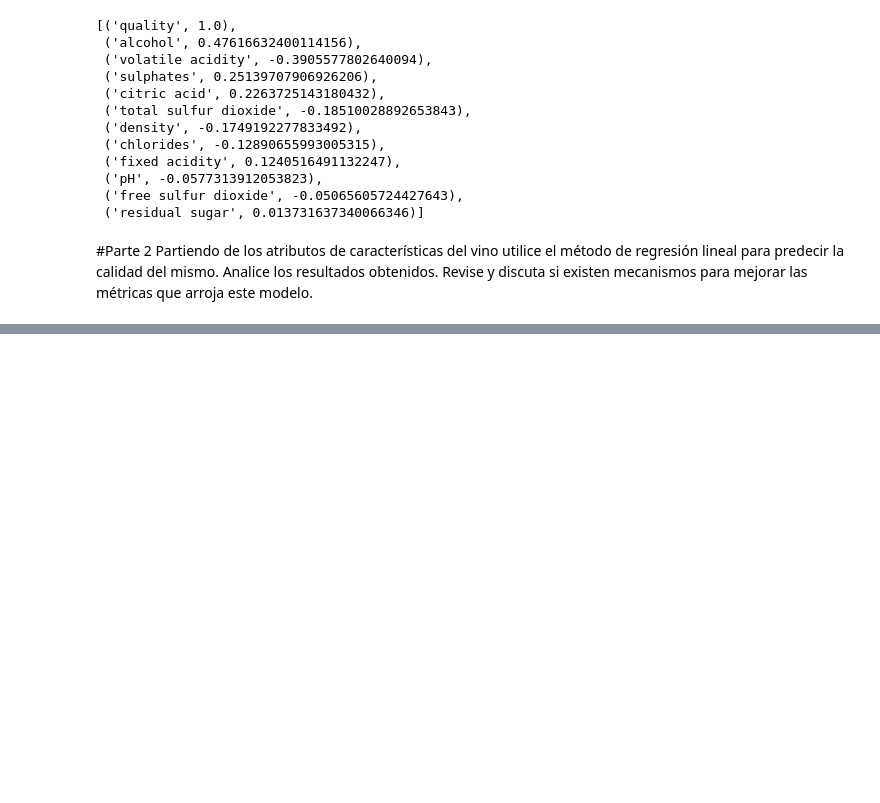
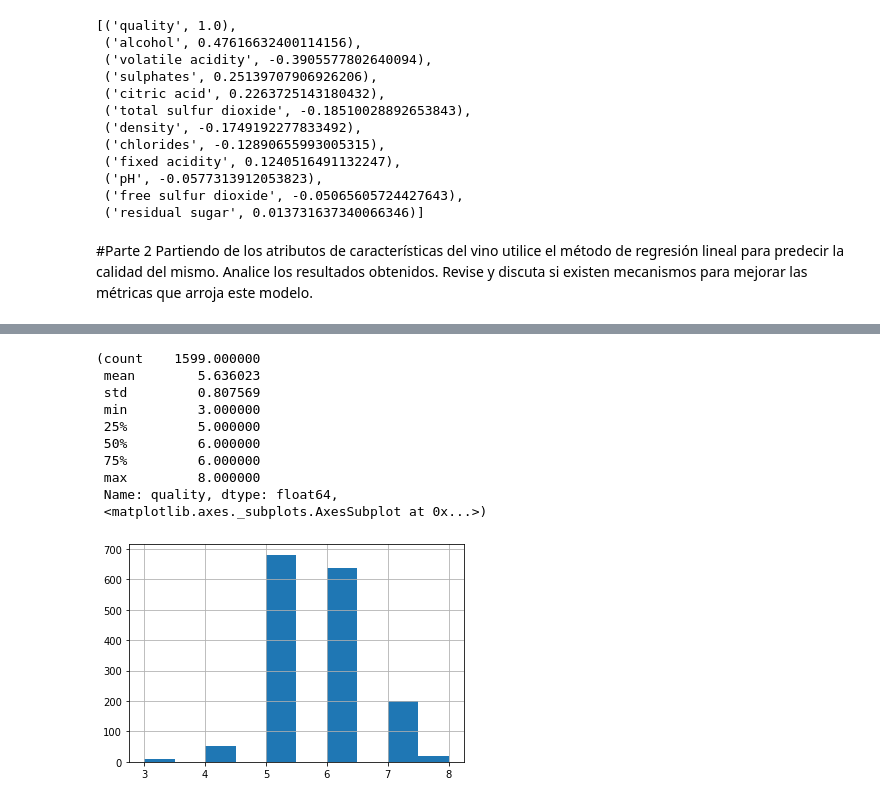
Before and after one commit to rdambrosioz/aa_2021, a Jupyter notebook: aa_tarea1_costanzo_dambrosio.ipynb, the cells around one changed output, grey strips where cells are left out. Cells and saved outputs as stored; diff of their text form; code cells hidden in the pictures; blank space fills up the shorter version.

```diff
--- a/aa_tarea1_costanzo_dambrosio.ipynb
+++ b/aa_tarea1_costanzo_dambrosio.ipynb
@@ -272,0 +240,14 @@ MAE: 0.53
+# %%
+wine_df['quality'].describe(),  wine_df['quality'].hist()
+# %% [output]
+(count    1599.000000
+ mean        5.636023
+ std         0.807569
+ min         3.000000
+ 25%         5.000000
+ 50%         6.000000
+ 75%         6.000000
+ max         8.000000
+ Name: quality, dtype: float64,
+ <matplotlib.axes._subplots.AxesSubplot at 0x...>)
+[figure, added]
```
Also changed, not shown: parts of 28 cells of this notebook.
